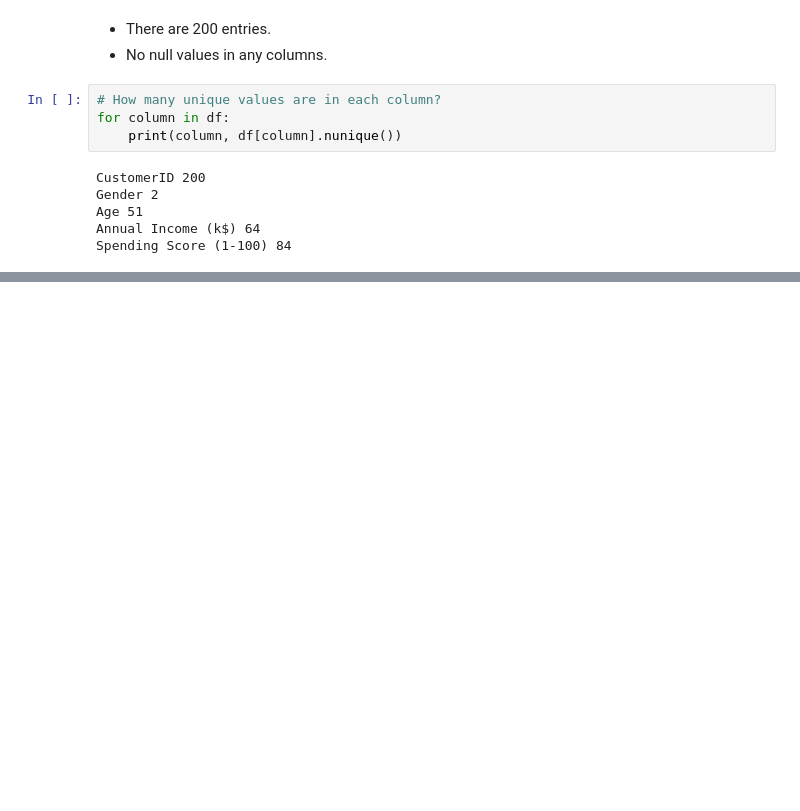
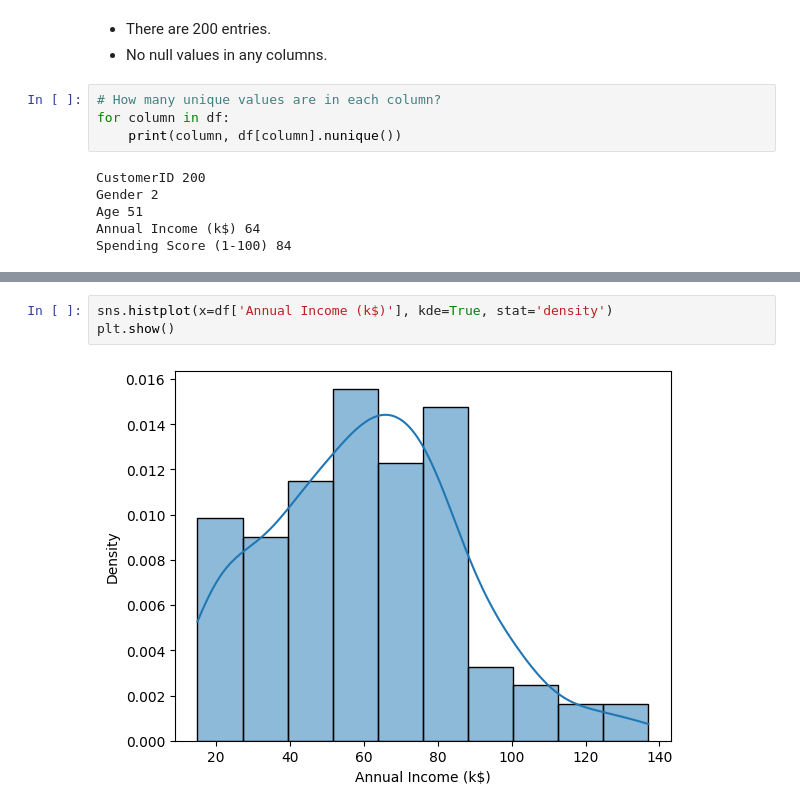
Before and after one commit to gordonnguyen/data-science-1, a Jupyter notebook: hw4/hw4.ipynb, the cells around one changed output, grey strips where cells are left out. Saved outputs shown, nothing was run; the diff lists cells and outputs as text; blank space fills up the shorter version.

```diff
--- a/hw4/hw4.ipynb
+++ b/hw4/hw4.ipynb
@@ -46,0 +54,5 @@ Spending Score (1-100) 84
+# %%
+sns.histplot(x=df['Annual Income (k$)'], kde=True, stat='density')
+plt.show()
+# %% [output]
+[figure, added]
```
Also changed, not shown: parts of 5 cells of this notebook.
